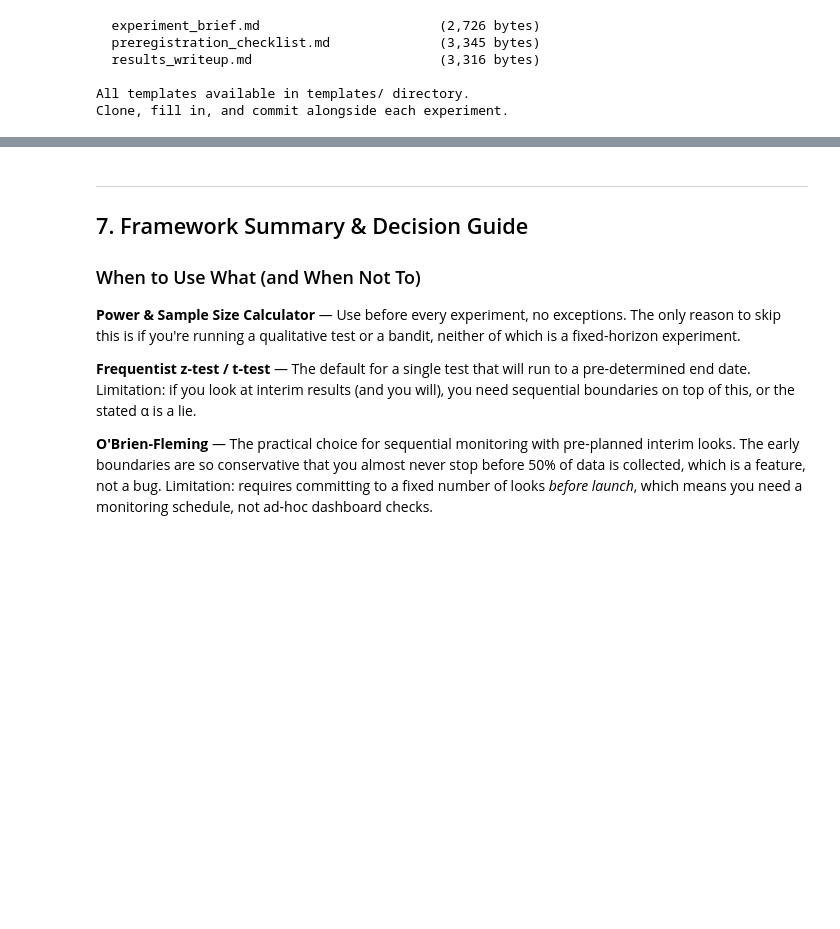
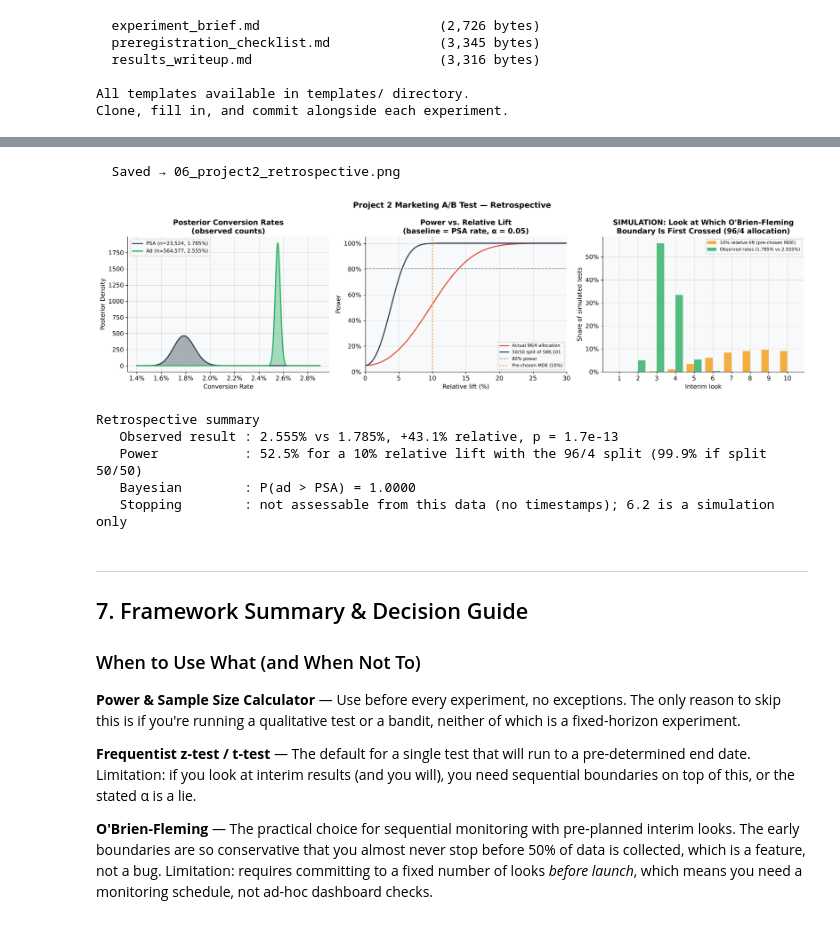
Before and after one commit to jordanshamu/experimentation-framework, a Jupyter notebook: notebooks/experimentation_framework.ipynb, the cells around one changed output, grey strips where cells are left out. Cells and saved outputs as stored; diff of their text form; code cells hidden in the pictures; blank space fills up the shorter version.

```diff
--- a/notebooks/experimentation_framework.ipynb
+++ b/notebooks/experimentation_framework.ipynb
@@ -147,7 +150,7 @@ For most product tests, the real question isn't 'how many users' but 'what's the
 # %%
 # ── 1.5 Scenario Comparison Table ────────────────────────────────────────────
 scenarios = [
-    ("Proj 2 ad campaign (actual)",  0.0293, 0.0125, 0.05, 0.80),
+    ("Proj 2 PSA baseline, +10% rel.", 420/23_524, 0.10*420/23_524, 0.05, 0.80),
     ("Standard product test",        0.10, 0.02, 0.05, 0.80),
     ("Quick-win (large MDE)",        0.10, 0.04, 0.05, 0.80),
     ("Proj 3 segment targeting",     0.10, 0.02, 0.05, 0.90),
@@ -158,7 +161,7 @@ scenarios = [
 rows = []
 for name, pb, mde, a, pw in scenarios:
     r = sample_size_proportion(pb, mde, a, pw)
-    rows.append({"Scenario": name, "Baseline": f"{pb:.0%}", "MDE": f"+{mde:.0%}",
+    rows.append({"Scenario": name, "Baseline": f"{pb:.2%}", "MDE": f"+{mde*100:.2f}pp",
                  "α": a, "Power": pw, "n/variant": f"{r['n_per_variant']:,}",
                  "Total n": f"{r['total_n']:,}"})
 
@@ -502,6 +540,8 @@ freq = frequentist_ab_summary(N_C, X_C, N_T, X_T)
 print("\nFrequentist (z-test) Results")
 print("=" * 40)
 for k, v in freq.items():
+    if k == "p_value":
+        v = f"{v:.6f}"
     print(f"  {k:<30} {v}")
 # %% [output]
 Frequentist (z-test) Results
@@ -875,3 +884,68 @@ Retrospective Summary
+# %%
+# ── 6.4 Visualise Project 2 ─────────────────────────────────────────────────
+fig, axes = plt.subplots(1, 3, figsize=(18, 5))
+
+ax = axes[0]
+x2 = np.linspace(0.014, 0.029, 1000)
+ax.fill_between(x2, stats.beta.pdf(x2, a_c2, b_c2), alpha=0.4, color=PALETTE[0])
+ax.fill_between(x2, stats.beta.pdf(x2, a_t2, b_t2), alpha=0.4, color=PALETTE[2])
+ax.plot(x2, stats.beta.pdf(x2, a_c2, b_c2), color=PALETTE[0], lw=2,
+        label=f"PSA (n={N_PSA:,}, {P_PSA:.3%})")
+ax.plot(x2, stats.beta.pdf(x2, a_t2, b_t2), color=PALETTE[2], lw=2,
+        label=f"Ad (n={N_AD:,}, {P_AD:.3%})")
+ax.set_title("Posterior Conversion Rates\n(observed counts)")
+ax.set_xlabel("Conversion Rate")
+ax.set_ylabel("Posterior Density")
+ax.legend(fontsize=9)
+ax.xaxis.set_major_formatter(plt.FuncFormatter(lambda y,_: f"{y:.1%}"))
+
+ax = axes[1]
+ax.plot(rel_grid*100, pw_grid_actual, color=PALETTE[1], lw=2, label="Actual 96/4 allocation")
+ax.plot(rel_grid*100, pw_grid_equal,  color=PALETTE[0], lw=2, label=f"50/50 split of {N_ALL:,}")
+ax.axhline(0.80, color="grey", ls="--", lw=1.2, label="80% power")
+ax.axvline(REL_MDE*100, color=PALETTE[3], ls=":", lw=2, label=f"Pre-chosen MDE ({REL_MDE:.0%})")
+ax.set_xlim(0, 30)
+ax.set_ylim(0, 1.05)
+ax.set_title("Power vs. Relative Lift\n(baseline = PSA rate, α = 0.05)")
+ax.set_xlabel("Relative lift (%)")
+ax.set_ylabel("Power")
+ax.yaxis.set_major_formatter(plt.FuncFormatter(lambda y,_: f"{y:.0%}"))
+ax.legend(fontsize=8, loc="lower right")
+
+ax = axes[2]
+looks = np.arange(1, K+1)
+width = 0.4
+for j, name in enumerate(list(scenarios_p2)[1:]):
+    lk = first_cross[name]
+    share = [(lk == k).mean() for k in looks]
+    ax.bar(looks + (j - 0.5)*width, share, width=width, color=PALETTE[3 if j == 0 else 2],
+           alpha=0.8, label=name)
+ax.set_xticks(looks)
+ax.set_title("SIMULATION: Look at Which O'Brien-Fleming\nBoundary Is First Crossed (96/4 allocation)")
+ax.set_xlabel("Interim look")
+ax.set_ylabel("Share of simulated tests")
+ax.yaxis.set_major_formatter(plt.FuncFormatter(lambda y,_: f"{y:.0%}"))
+ax.legend(fontsize=8)
+
+plt.suptitle("Project 2 Marketing A/B Test — Retrospective", fontsize=14, fontweight="bold")
+plt.tight_layout()
+save("06_project2_retrospective.png")
+plt.show()
+
+print("\nRetrospective summary")
+print(f"   Observed result : {P_AD:.3%} vs {P_PSA:.3%}, {(P_AD-P_PSA)/P_PSA:+.1%} relative, p = {freq_p2['p_value']:.1e}")
+print(f"   Power           : {pw_actual:.1%} for a {REL_MDE:.0%} relative lift with the 96/4 split "
+      f"({pw_equal:.1%} if split 50/50)")
+print(f"   Bayesian        : P(ad > PSA) = {bayes_p2['prob_treatment_wins']:.4f}")
+print("   Stopping        : not assessable from this data (no timestamps); 6.2 is a simulation only")
+# %% [output]
+  Saved → 06_project2_retrospective.png
+[figure, added]
+Retrospective summary
+   Observed result : 2.555% vs 1.785%, +43.1% relative, p = 1.7e-13
+   Power           : 52.5% for a 10% relative lift with the 96/4 split (99.9% if split 50/50)
+   Bayesian        : P(ad > PSA) = 1.0000
+   Stopping        : not assessable from this data (no timestamps); 6.2 is a simulation only
 # %% [markdown]
 ---
 ## 7. Framework Summary & Decision Guide
```
Also changed, not shown: parts of 20 cells of this notebook, 8 other files.
